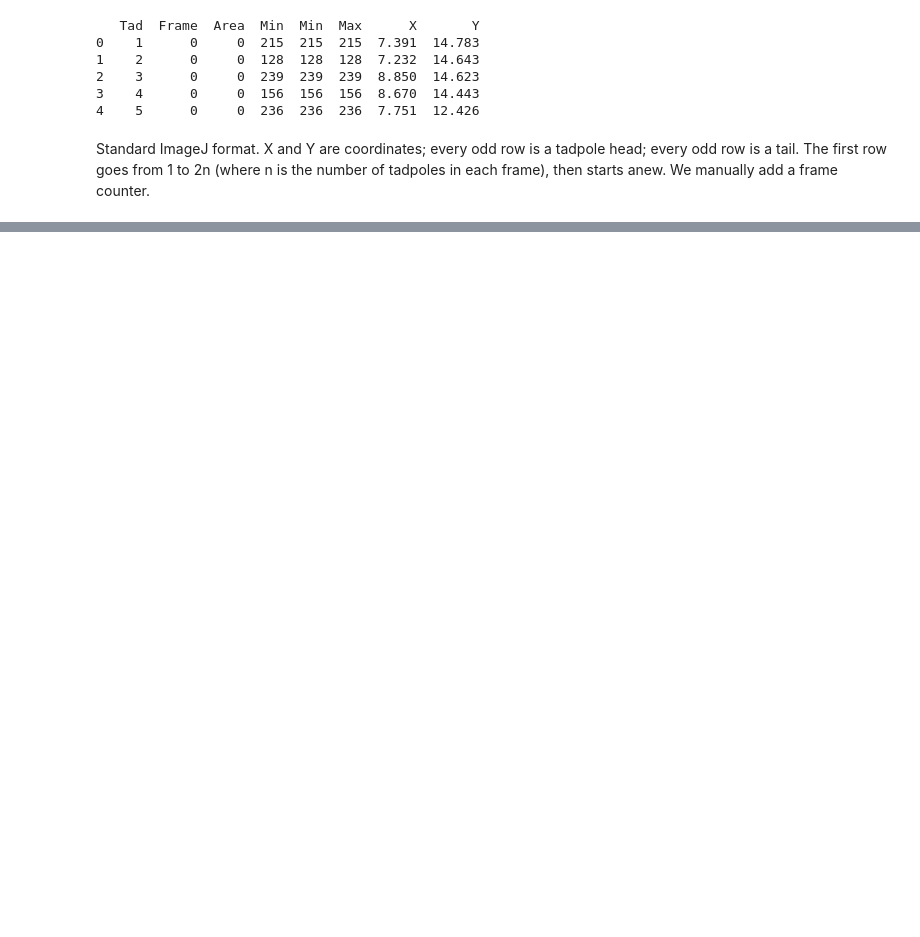
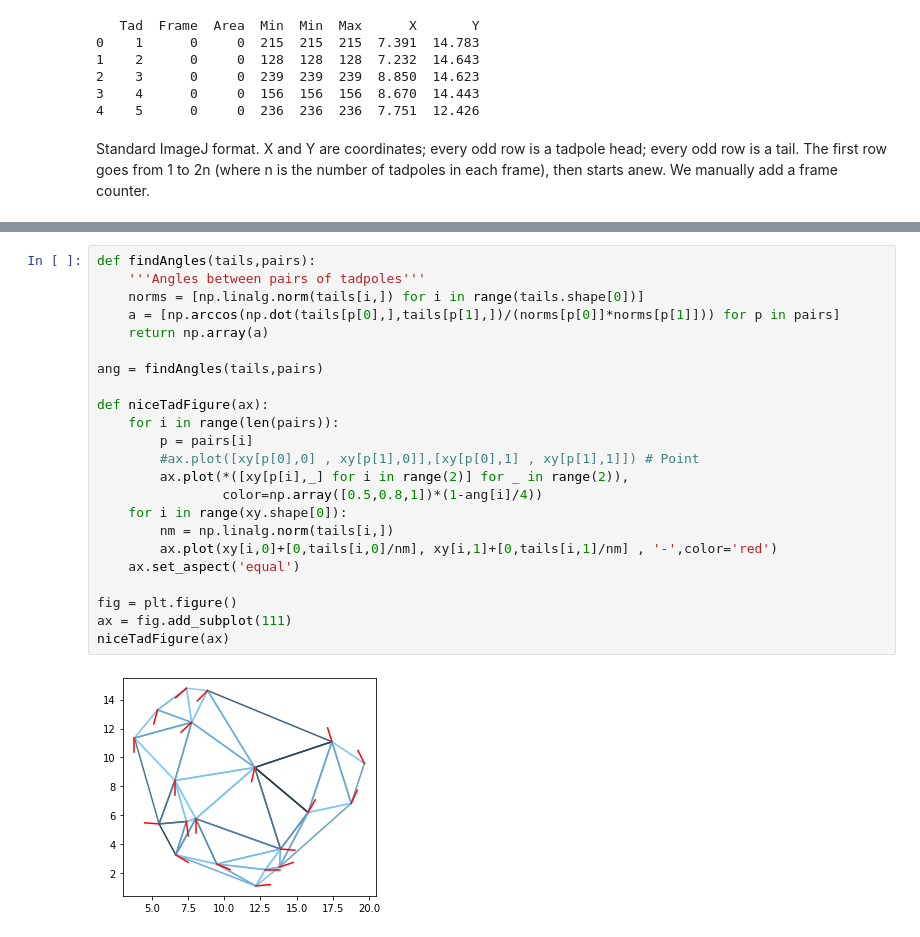
Before and after one commit to khakhalin/Xenopus-Behavior, a Jupyter notebook: 01 Schooling/Schooling playground.ipynb, the cells around one changed output, grey strips where cells are left out. Drawn from its saved outputs; the diff is of its cells as text; blank space fills up the shorter version.

```diff
--- a/01 Schooling/Schooling playground.ipynb
+++ b/01 Schooling/Schooling playground.ipynb
@@ -68,0 +84,25 @@ Angles will need pairs. Think of best way to pack that into functions / methods.
+# %%
+def findAngles(tails,pairs):
+    '''Angles between pairs of tadpoles'''
+    norms = [np.linalg.norm(tails[i,]) for i in range(tails.shape[0])]
+    a = [np.arccos(np.dot(tails[p[0],],tails[p[1],])/(norms[p[0]]*norms[p[1]])) for p in pairs]
+    return np.array(a)
+
+ang = findAngles(tails,pairs)
+
+def niceTadFigure(ax):
+    for i in range(len(pairs)):
+        p = pairs[i]
+        #ax.plot([xy[p[0],0] , xy[p[1],0]],[xy[p[0],1] , xy[p[1],1]]) # Point
+        ax.plot(*([xy[p[i],_] for i in range(2)] for _ in range(2)),
+                color=np.array([0.5,0.8,1])*(1-ang[i]/4))
+    for i in range(xy.shape[0]):
+        nm = np.linalg.norm(tails[i,])
+        ax.plot(xy[i,0]+[0,tails[i,0]/nm], xy[i,1]+[0,tails[i,1]/nm] , '-',color='red')
+    ax.set_aspect('equal')
+
+fig = plt.figure()
+ax = fig.add_subplot(111)
+niceTadFigure(ax)
+# %% [output]
+[figure, added]
```
Also changed, not shown: parts of 5 cells of this notebook.
